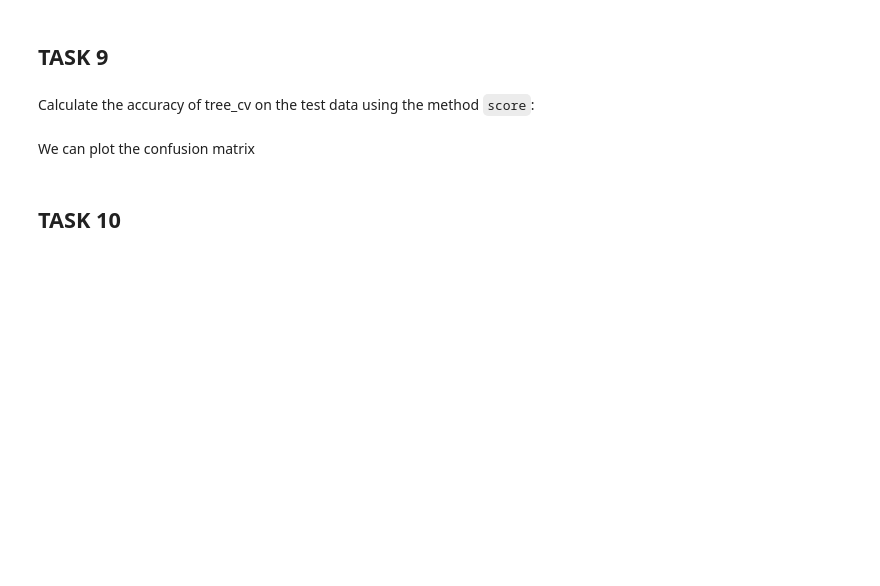
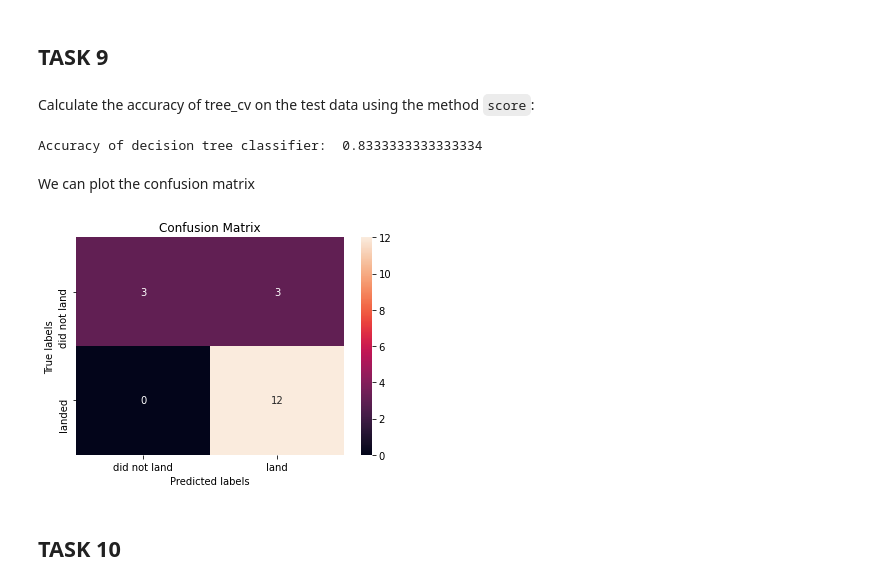
Before and after one commit to lvallejomendez/Coursera-IBM_data_science, a Jupyter notebook: Applied Data Science Capstone/notebooks/SpaceX_Machine Learning Prediction_Part_5.ipynb, the cells around one changed output. Saved outputs shown, nothing was run; the diff lists cells and outputs as text; code cells hidden in the pictures; blank space fills up the shorter version.

```diff
--- a/Applied Data Science Capstone/notebooks/SpaceX_Machine Learning Prediction_Part_5.ipynb
+++ b/Applied Data Science Capstone/notebooks/SpaceX_Machine Learning Prediction_Part_5.ipynb
@@ -98,6 +144,8 @@ X.head(100)
 # %% [markdown]
 Create a NumPy array from the column <code>Class</code> in <code>data</code>, by applying the method <code>to_numpy()</code>  then
 assign it  to the variable <code>Y</code>,make sure the output is a  Pandas series (only one bracket df\['name of  column']).
+# %%
+Y = data.Class.to_numpy()
 # %% [markdown]
 ## TASK  2
 # %% [markdown]
@@ -105,3 +153,5 @@ Standardize the data in <code>X</code> then reassign it to the variable  <code>X
 # %%
 # students get this
 transform = preprocessing.StandardScaler()
+# %%
+X = transform.fit_transform(X)
@@ -113,6 +179,8 @@ We split the data into training and testing data using the  function  <code>trai
 Use the function train_test_split to split the data X and Y into training and test data. Set the parameter test_size to  0.2 and random_state to 2. The training data and test data should be assigned to the following labels.
 # %% [markdown]
 <code>X_train, X_test, Y_train, Y_test</code>
+# %%
+X_train, X_test, Y_train, Y_test = train_test_split(X, Y, test_size=0.2, random_state=2)
 # %% [markdown]
 we can see we only have 18 test samples.
 # %%
@@ -178,6 +276,9 @@ parameters = {'criterion': ['gini', 'entropy'],
      'min_samples_split': [2, 5, 10]}
 
 tree = DecisionTreeClassifier()
+# %%
+tree_cv = GridSearchCV(estimator=tree, param_grid=parameters, cv=10)
+tree_cv_model_result = tree_cv.fit(X_train, Y_train)
 # %%
 print("tuned hpyerparameters :(best parameters) ",tree_cv.best_params_)
 print("accuracy :",tree_cv.best_score_)
@@ -185,11 +289,17 @@ print("accuracy :",tree_cv.best_score_)
 ## TASK  9
 # %% [markdown]
 Calculate the accuracy of tree_cv on the test data using the method <code>score</code>:
+# %%
+print("Accuracy of decision tree classifier: ", tree_cv.score(X_test, Y_test))
+# %% [output]
+Accuracy of decision tree classifier:  0.8333333333333334
 # %% [markdown]
 We can plot the confusion matrix
 # %%
-yhat = svm_cv.predict(X_test)
+yhat = tree_cv.predict(X_test)
 plot_confusion_matrix(Y_test,yhat)
+# %% [output]
+[figure, added]
 # %% [markdown]
 ## TASK  10
 # %% [markdown]
```
Also changed, not shown: parts of 23 cells of this notebook.
